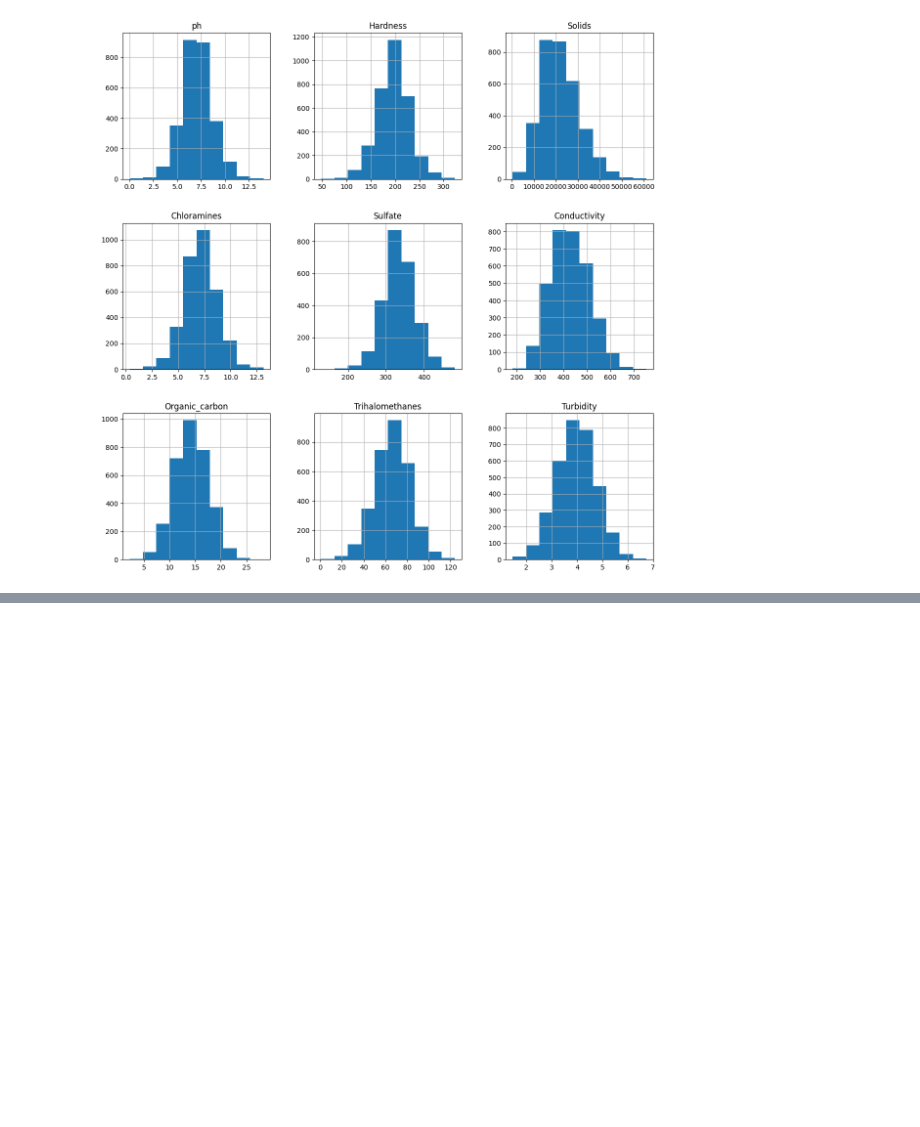
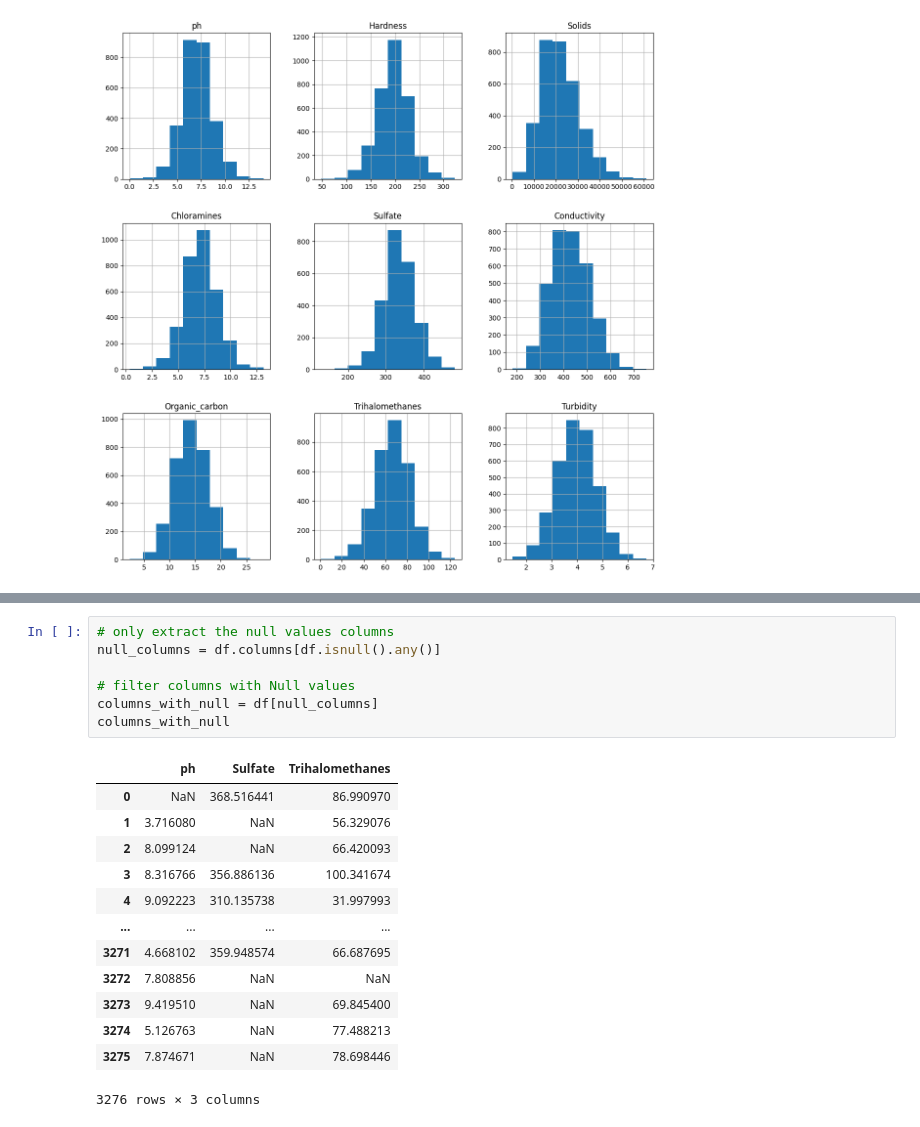
Before and after one commit to ashmi721/Data_Science_Project, a Jupyter notebook: water_quality_prediction.ipynb, the cells around one changed output, grey strips where cells are left out. Drawn from its saved outputs; the diff is of its cells as text; blank space fills up the shorter version.

```diff
--- a/water_quality_prediction.ipynb
+++ b/water_quality_prediction.ipynb
@@ -125,0 +145,21 @@ df.groupby(['Potability'])[num_cols].mean()
+# %%
+# only extract the null values columns
+null_columns = df.columns[df.isnull().any()]
+
+# filter columns with Null values
+columns_with_null = df[null_columns]
+columns_with_null
+# %% [output]
+|  | ph | Sulfate | Trihalomethanes |
+| 0 | NaN | 368.516441 | 86.990970 |
+| 1 | 3.716080 | NaN | 56.329076 |
+| 2 | 8.099124 | NaN | 66.420093 |
+| 3 | 8.316766 | 356.886136 | 100.341674 |
+| 4 | 9.092223 | 310.135738 | 31.997993 |
+| ... | ... | ... | ... |
+| 3271 | 4.668102 | 359.948574 | 66.687695 |
+| 3272 | 7.808856 | NaN | NaN |
+| 3273 | 9.419510 | NaN | 69.845400 |
+| 3274 | 5.126763 | NaN | 77.488213 |
+| 3275 | 7.874671 | NaN | 78.698446 |
+3276 rows × 3 columns
```
Also changed, not shown: parts of 7 cells of this notebook.
